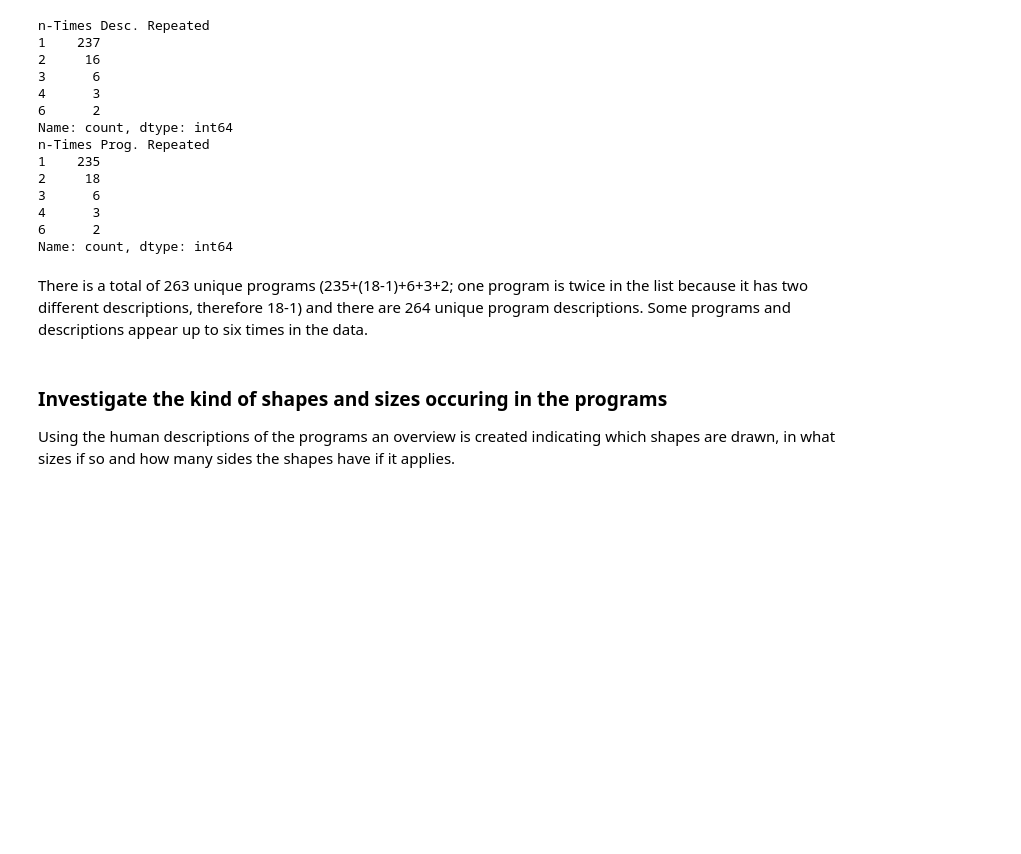
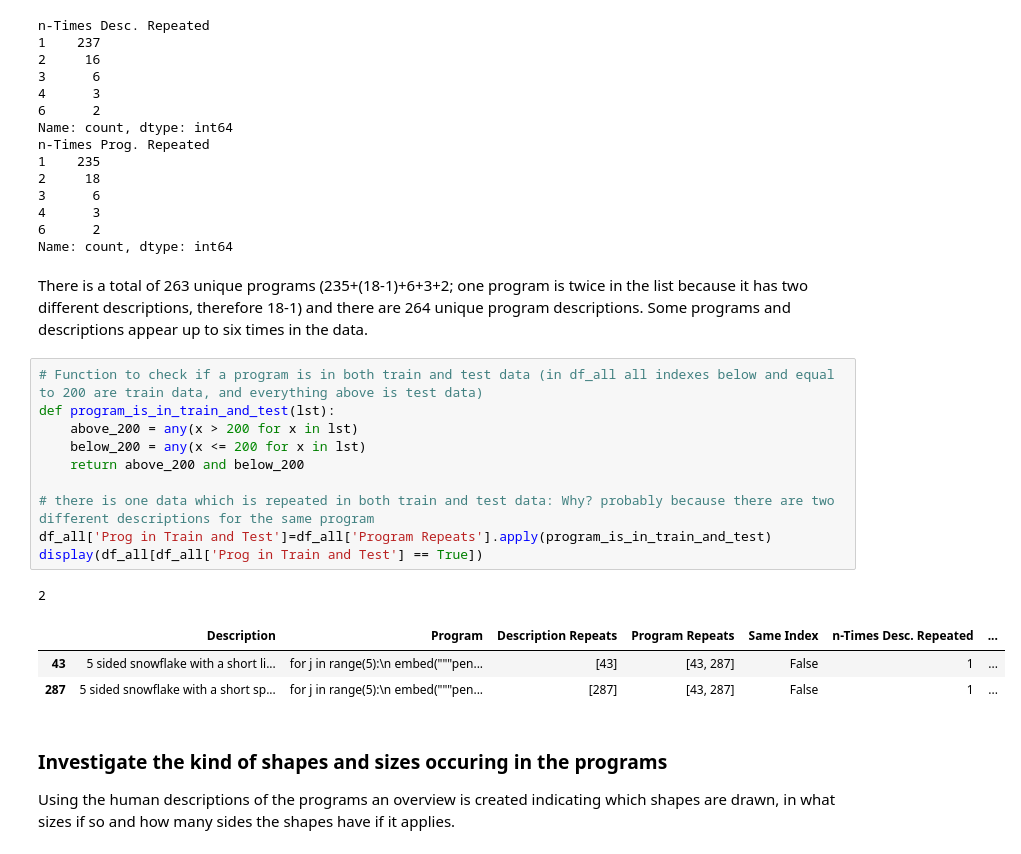
Before and after one commit to ruthchy/llm-generalization-program-synthesis, a Jupyter notebook: programs_DSL.ipynb, the cells around one changed output. Drawn from its saved outputs; the diff is of its cells as text; blank space fills up the shorter version.

Commit message:
check dublicates in train and test

```diff
--- a/programs_DSL.ipynb
+++ b/programs_DSL.ipynb
@@ -298,6 +298,21 @@ n-Times Prog. Repeated
 Name: count, dtype: int64
 # %% [markdown]
 There is a total of 263 unique programs (235+(18-1)+6+3+2; one program is twice in the list because it has two different descriptions, therefore 18-1) and there are 264 unique program descriptions. Some programs and descriptions appear up to six times in the data.
+# %%
+# Function to check if a program is in both train and test data (in df_all all indexes below and equal to 200 are train data, and everything above is test data)
+def program_is_in_train_and_test(lst):
+    above_200 = any(x > 200 for x in lst)
+    below_200 = any(x <= 200 for x in lst)
+    return above_200 and below_200
+
+# there is one data which is repeated in both train and test data: Why? probably because there are two different descriptions for the same program
+df_all['Prog in Train and Test']=df_all['Program Repeats'].apply(program_is_in_train_and_test)
+display(df_all[df_all['Prog in Train and Test'] == True])
+# %% [output]
+2
+|  | Description | Program | Description Repeats | Program Repeats | Same Index | n-Times Desc. Repeated | ... |
+| 43 | 5 sided snowflake with a short li... | for j in range(5):\n embed("""pen... | [43] | [43, 287] | False | 1 | ... |
+| 287 | 5 sided snowflake with a short sp... | for j in range(5):\n embed("""pen... | [287] | [43, 287] | False | 1 | ... |
 # %% [markdown]
 ### Investigate the kind of shapes and sizes occuring in the programs
 
```
Also changed, not shown: parts of 4 cells of this notebook.
